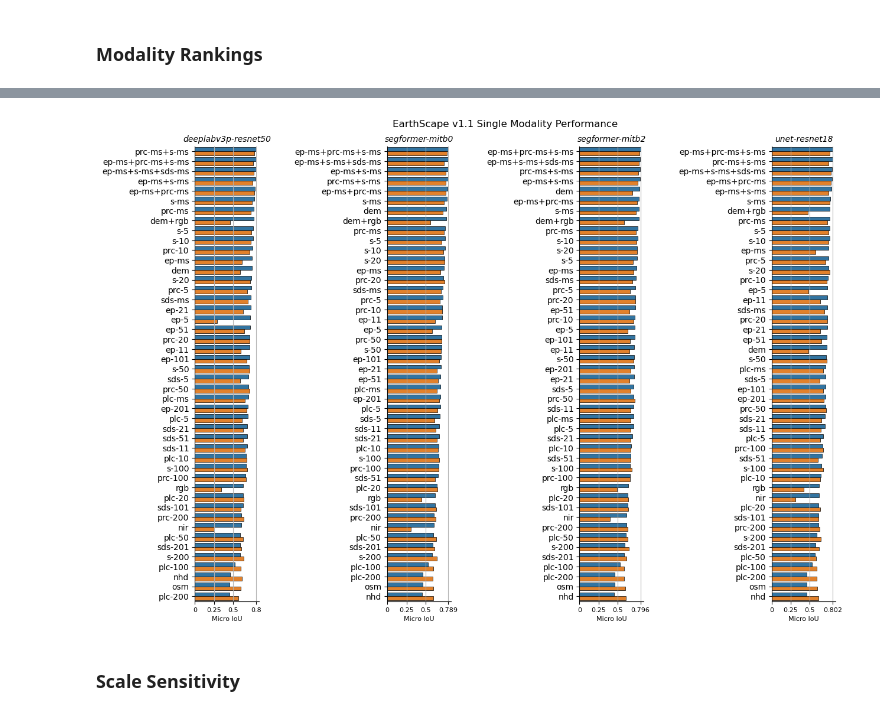
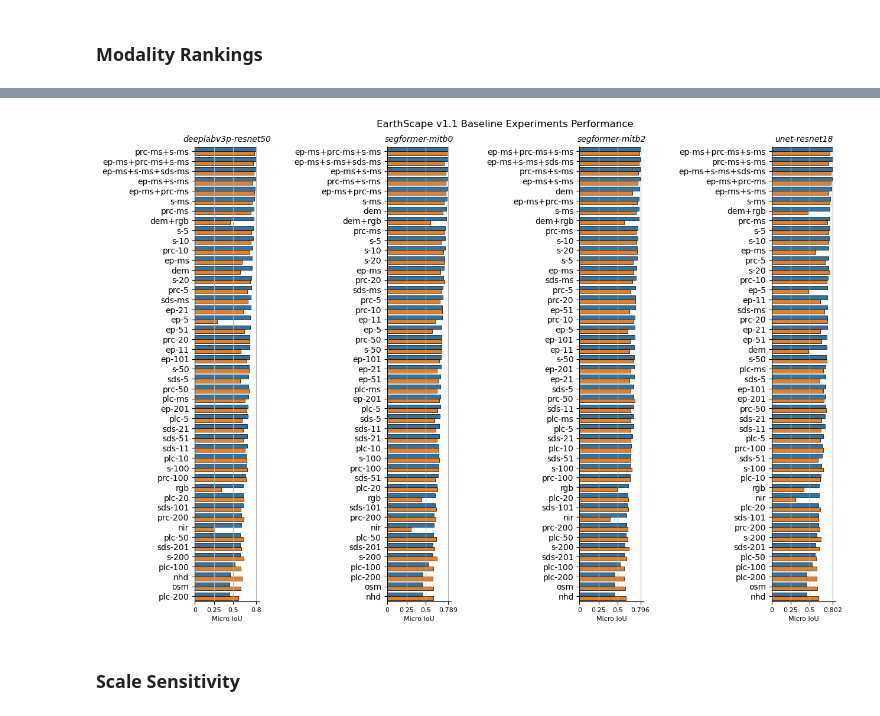
Before and after one commit to masseygeo/earthscape, a Jupyter notebook: notebooks/analysis_seg.ipynb, the cells around one changed output, grey strips where cells are left out. Drawn from its saved outputs; the diff is of its cells as text; code cells hidden in the pictures.

Commit message:
Updated segmentation analysis notebook.

```diff
--- a/notebooks/analysis_seg.ipynb
+++ b/notebooks/analysis_seg.ipynb
@@ -20,6 +20,13 @@ from matplotlib.ticker import FuncFormatter
 from matplotlib.patches import Patch
 from matplotlib.colors import ListedColormap
 import seaborn as sns
+
+from scipy import stats
+
+from earthscape.analysis.data_processing import parse_input_label, parse_features, spatial_support
+
+import matplotlib as mpl
+mpl.rcParams["svg.fonttype"] = "none"
 # %% [markdown]
 # **Setup**
 # %%
@@ -229,22 +206,22 @@ df.sort_values('micro_iou (id)', ascending=False).head()
 # Compile All Global Experiments
 ##################################################
 
-# paths to single, multi-scale, & multimodal compilations...
-single_path = os.path.join(assets_dir, "single_global.csv")
-ms_path = os.path.join(assets_dir, "multiscale_global.csv")
-mm_path = os.path.join(assets_dir, "multimodal_global.csv")
+# # paths to single, multi-scale, & multimodal compilations...
+# single_path = os.path.join(assets_dir, "single_global.csv")
+# ms_path = os.path.join(assets_dir, "multiscale_global.csv")
+# mm_path = os.path.join(assets_dir, "multimodal_global.csv")
 
 # output path
 output_path = os.path.join(assets_dir, 'compiled_global.csv')
 
 
-##### compile data...
-df_list = []
-df_list.append(pd.read_csv(single_path))
-df_list.append(pd.read_csv(ms_path))
-df_list.append(pd.read_csv(mm_path))
+# ##### compile data...
+# df_list = []
+# df_list.append(pd.read_csv(single_path))
+# df_list.append(pd.read_csv(ms_path))
+# df_list.append(pd.read_csv(mm_path))
 
-df = pd.concat(df_list)
+df = pd.concat([df_single, df_ms, df_mm])
 df.reset_index(drop=True, inplace=True)
 
 df.to_csv(output_path, index=False)
@@ -345,35 +265,35 @@ ax = ax.ravel()
 
 df_single['model-encoder'] = df_single['model'] + '-' + df_single['encoder']
 
 idx = 0
 for m in df_single['model-encoder'].unique():
 
     if m in models:
 
         df = df_single[df_single['model-encoder'] == m].copy()
         df.sort_values(f"micro_{metric} (id)", ascending=False, inplace=True)
         order = df['input'].to_list()
         max_val = df[f"micro_{metric} (id)"].max().item()
         df_plot = df.melt(id_vars=['input'], value_vars=[f"micro_{metric} (id)", f"micro_{metric} (cd)"], var_name='domain', value_name=metric)
         sns.barplot(ax=ax[idx], data=df_plot, x=metric, y='input', hue='domain', order=order, edgecolor='k', linewidth=0.5, legend=False)
         ax[idx].set_title(m, style='italic', fontsize=10)
         ax[idx].set_xticks([0, 0.25, 0.5, max_val])
         ax[idx].set_xticklabels(ax[idx].get_xticklabels(), fontsize=8)
         ax[idx].xaxis.set_major_formatter(FuncFormatter(lambda x, _: f"{x:.3f}".rstrip('0').rstrip('.')))
         idx += 1
 
 for axes in ax:
     axes.set_xlabel(f"{metric_label}", fontsize=8)
     axes.set_ylabel('')
     axes.grid(visible=True, axis='x')
     axes.spines['right'].set_visible(False)
     axes.spines['top'].set_visible(False)
 
-plt.suptitle(f"EarthScape v{VERSION} Single Modality Performance", y=0.925)
+plt.suptitle(f"EarthScape v{VERSION} Baseline Experiments Performance", y=0.925)
 
-plt.savefig(output_path, dpi=500, bbox_inches='tight', pad_inches=0)
+# plt.savefig(output_path, dpi=500, bbox_inches='tight', pad_inches=0)
 plt.show()
 # %% [output]
-[figure, old version]
+[figure, new version]
 # %% [markdown]
 ### Scale Sensitivity
```
Also changed, not shown: parts of 35 cells of this notebook, 12 other files.
